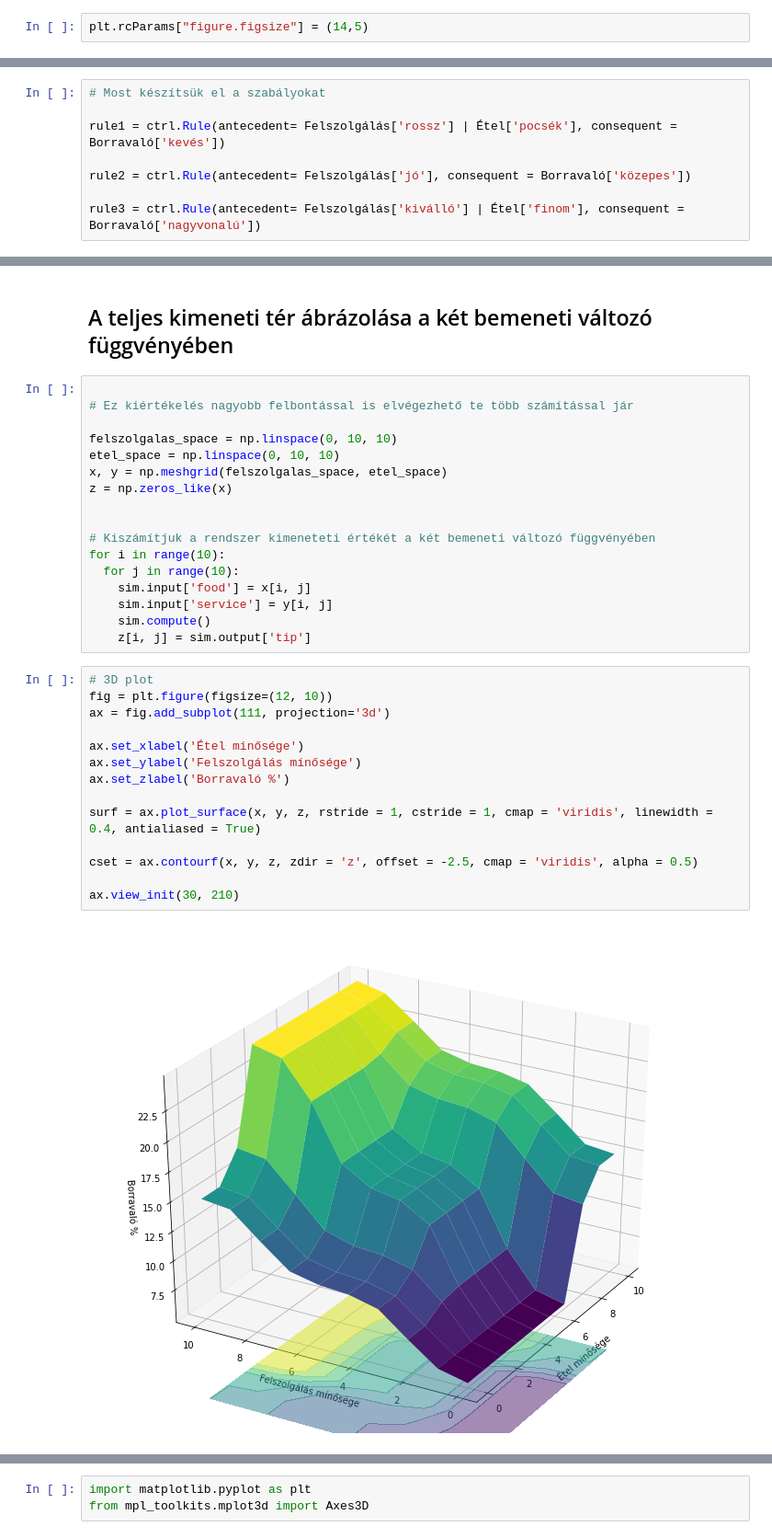
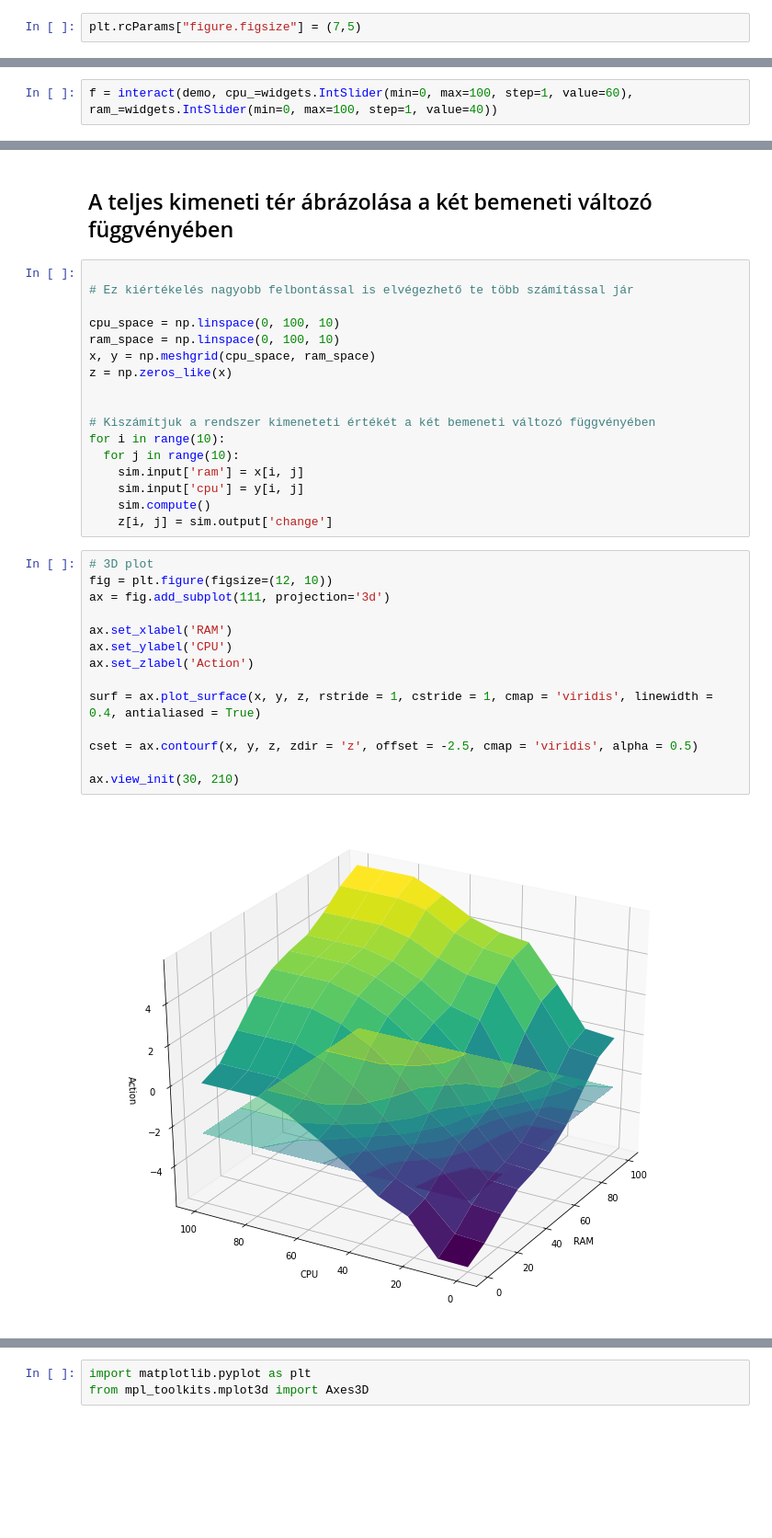
Before and after one commit to JoDeMiro/FuzzyBevezetes, a Jupyter notebook: Python_Fuzzy_Bemutató_a_Tanárnőnek_9_Interactive.ipynb, the cells around one changed output, grey strips where cells are left out. Shown at 92% size. Saved outputs shown, nothing was run; the diff lists cells and outputs as text; blank space fills up the shorter version.

```diff
--- a/Python_Fuzzy_Bemutató_a_Tanárnőnek_9_Interactive.ipynb
+++ b/Python_Fuzzy_Bemutató_a_Tanárnőnek_9_Interactive.ipynb
@@ -1395,2 +1290,2 @@ ax.view_init(30, 210)
 # %%
-plt.rcParams["figure.figsize"] = (14,5)
+plt.rcParams["figure.figsize"] = (7,5)
@@ -1459,8 +1291,0 @@ Borravaló.view()
-# %%
-# Most készítsük el a szabályokat
-
-rule1 = ctrl.Rule(antecedent= Felszolgálás['rossz'] | Étel['pocsék'], consequent = Borravaló['kevés'])
-
-rule2 = ctrl.Rule(antecedent= Felszolgálás['jó'], consequent = Borravaló['közepes'])
-
-rule3 = ctrl.Rule(antecedent= Felszolgálás['kiválló'] | Étel['finom'], consequent = Borravaló['nagyvonalú'])
@@ -1659,0 +1358,2 @@ interactive(children=(IntSlider(value=3, description='Felszolgálás_', max=10),
+# %%
+f = interact(demo, cpu_=widgets.IntSlider(min=0, max=100, step=1, value=60), ram_=widgets.IntSlider(min=0, max=100, step=1, value=40))
@@ -1679,32 +1381,32 @@ OrderedDict([('tip', 18.00589051927782)])
 
 # Ez kiértékelés nagyobb felbontással is elvégezhető te több számítással jár
 
-felszolgalas_space = np.linspace(0, 10, 10)
-etel_space = np.linspace(0, 10, 10)
-x, y = np.meshgrid(felszolgalas_space, etel_space)
+cpu_space = np.linspace(0, 100, 10)
+ram_space = np.linspace(0, 100, 10)
+x, y = np.meshgrid(cpu_space, ram_space)
 z = np.zeros_like(x)
 
 
 # Kiszámítjuk a rendszer kimeneteti értékét a két bemeneti változó függvényében
 for i in range(10):
   for j in range(10):
-    sim.input['food'] = x[i, j]
-    sim.input['service'] = y[i, j]
+    sim.input['ram'] = x[i, j]
+    sim.input['cpu'] = y[i, j]
     sim.compute()
-    z[i, j] = sim.output['tip']
+    z[i, j] = sim.output['change']
 # %%
 # 3D plot
 fig = plt.figure(figsize=(12, 10))
 ax = fig.add_subplot(111, projection='3d')
 
-ax.set_xlabel('Étel minősége')
-ax.set_ylabel('Felszolgálás mínősége')
-ax.set_zlabel('Borravaló %')
+ax.set_xlabel('RAM')
+ax.set_ylabel('CPU')
+ax.set_zlabel('Action')
 
 surf = ax.plot_surface(x, y, z, rstride = 1, cstride = 1, cmap = 'viridis', linewidth = 0.4, antialiased = True)
 
 cset = ax.contourf(x, y, z, zdir = 'z', offset = -2.5, cmap = 'viridis', alpha = 0.5)
 
 ax.view_init(30, 210)
 # %% [output]
-[figure, old version]
+[figure, new version]
```
Also changed, not shown: parts of 57 cells of this notebook.
